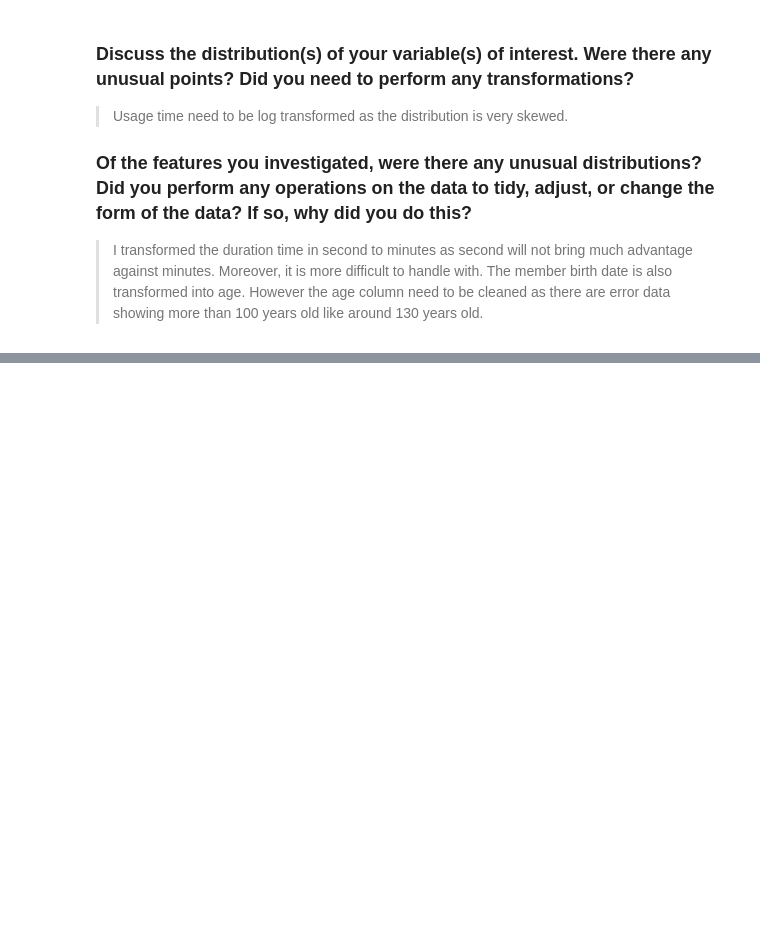
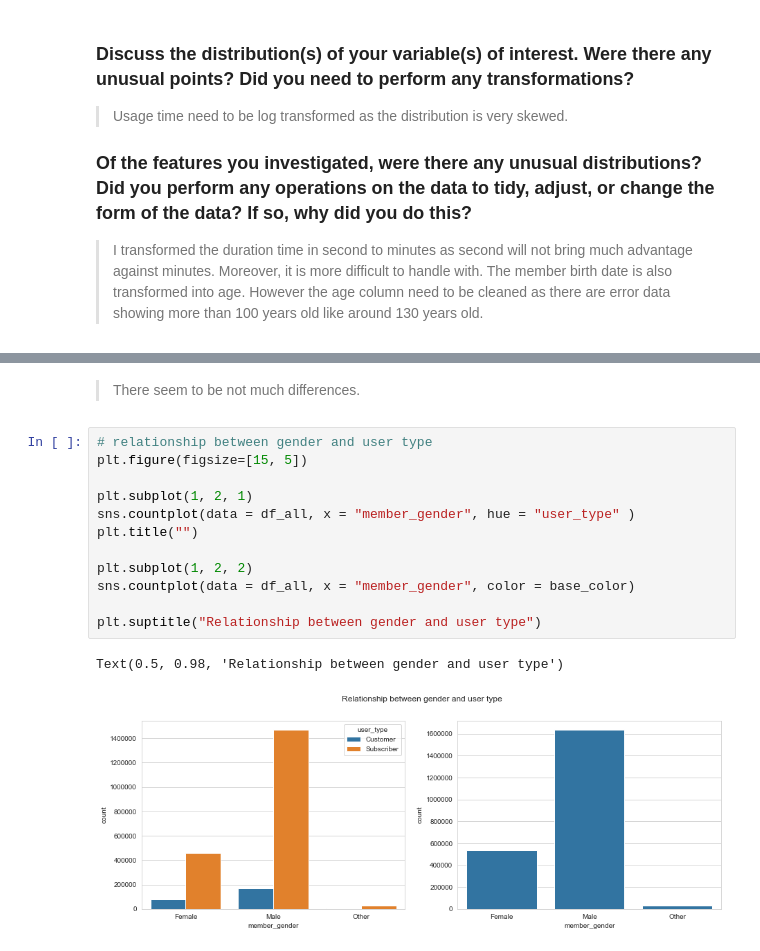
Before and after one commit to Subaru-Goto/Ford_Go_Bike, a Jupyter notebook: Ford_Gobike.ipynb, the cells around one changed output, grey strips where cells are left out. Cells and saved outputs as stored; diff of their text form; blank space fills up the shorter version.

```diff
--- a/Ford_Gobike.ipynb
+++ b/Ford_Gobike.ipynb
@@ -937,0 +1006,17 @@ plt.ylabel("Average service usage");
+# %% [markdown]
+> There seem to be not much differences.
+# %%
+# relationship between gender and user type
+plt.figure(figsize=[15, 5])
+
+plt.subplot(1, 2, 1)
+sns.countplot(data = df_all, x = "member_gender", hue = "user_type" )
+plt.title("")
+
+plt.subplot(1, 2, 2)
+sns.countplot(data = df_all, x = "member_gender", color = base_color)
+
+plt.suptitle("Relationship between gender and user type")
+# %% [output]
+Text(0.5, 0.98, 'Relationship between gender and user type')
+[figure, added]
```
Also changed, not shown: parts of 36 cells of this notebook.
